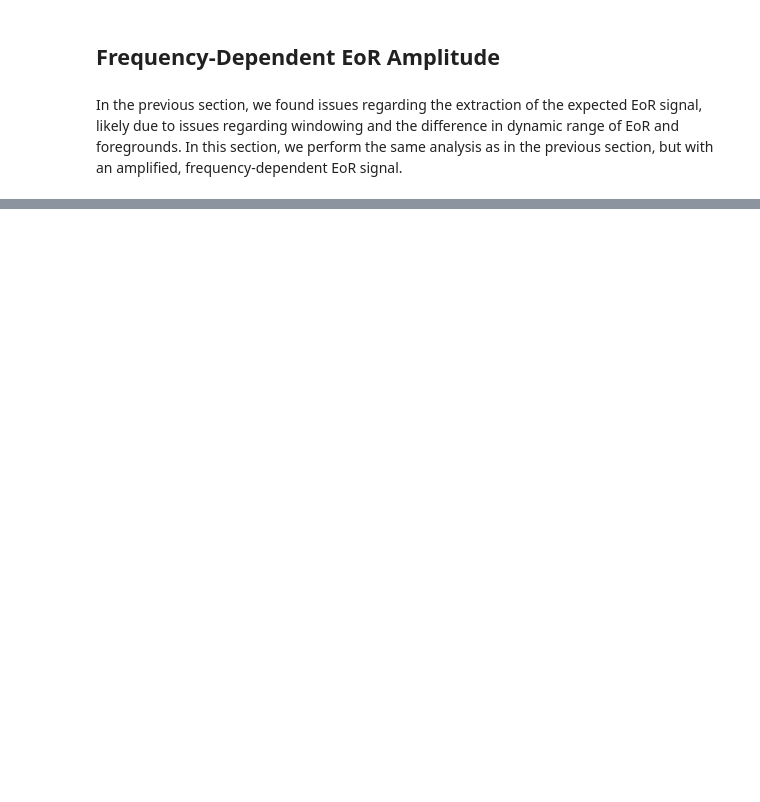
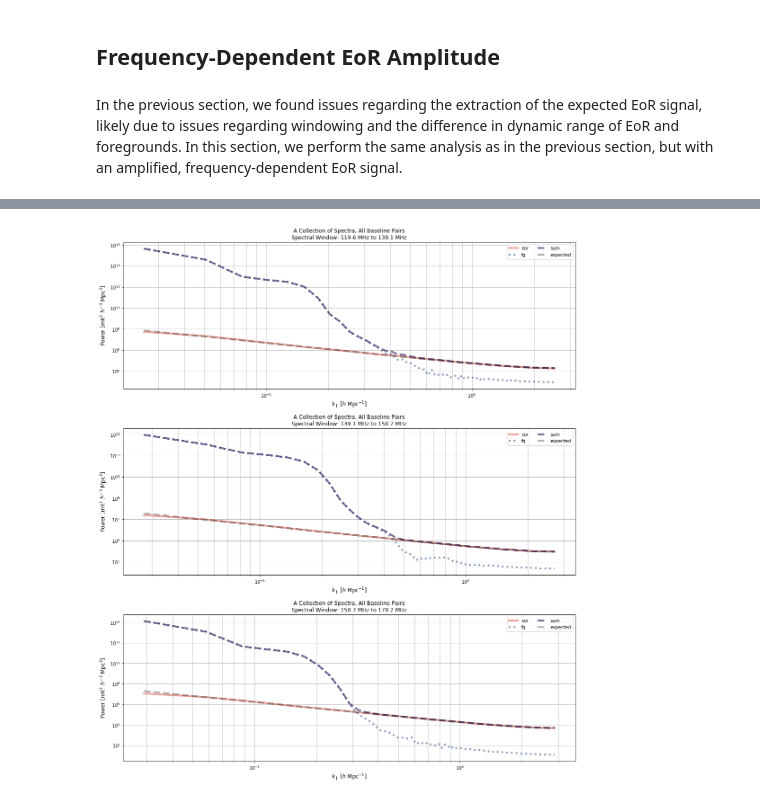
Before and after one commit to HERA-Team/hera-validation, a Jupyter notebook: test-series/1/test-1.0.0.ipynb, the cells around one changed output, grey strips where cells are left out. Cells and saved outputs as stored; diff of their text form; code cells hidden in the pictures; blank space fills up the shorter version.

```diff
--- a/test-series/1/test-1.0.0.ipynb
+++ b/test-series/1/test-1.0.0.ipynb
@@ -922,0 +567,4 @@ del omni_cal_spectra, uncal_spectra, true_spectra, eor_spectra, fg_spectra
+# %%
+fdep_paths = {key: sorted(glob.glob(str(fdep_spec_path / f"*.RR.{kind}.psc"))) for key, kind in zip(['eor', 'fg', 'sum'], ['eor', 'foregrounds', 'true'])}
+# %%
+fdep_spectra = {}
@@ -922,0 +592,30 @@ del omni_cal_spectra, uncal_spectra, true_spectra, eor_spectra, fg_spectra
+# %%
+fdep_spectra_avg = {}
+for label, spec_dict in fdep_spectra.items():
+    fdep_spectra_avg[label] = {}
+
+    for spw, spec_by_spw in spec_dict.items():
+        fdep_spectra_avg[label][spw] = {}
+
+        bl_avg = 0
+        for blp, spec in spec_by_spw.items():
+            # assert all(s.shape == (66, 99) for s in spec)
+
+            # Reshape the spectra so we can do an easier average.
+            # New arrays have the shape (Nfiles*Ntimes, Nkpara)
+            spec = np.array(spec)
+            spec_by_spw[blp] = spec.reshape((-1, spec.shape[-1]))
+
+            fdep_spectra_avg[label][spw][blp] = np.mean(spec_by_spw[blp], axis=0)
+            bl_avg += fdep_spectra_avg[label][spw][blp]
+
+        fdep_spectra_avg[label][spw]['average'] = bl_avg / len(spec_dict[0])
+# %%
+fdep_aliased_spectra = {spw: get_analytic_spectrum(uvp, spw, freq_dep=True) for spw in uvp.spw_array}
+# %%
+plot_avg_spectra(fdep_spectra_avg, fdep_aliased_spectra);
+pth = plot_path / "full_day_with_freq_dep_aliased_expectation_all_kparas.pdf"
+plt.savefig(pth)
+plt.savefig(str(pth).replace(".pdf", ".png"))
+# %% [output]
+[figure, added]
```
Also changed, not shown: parts of 46 cells of this notebook.
